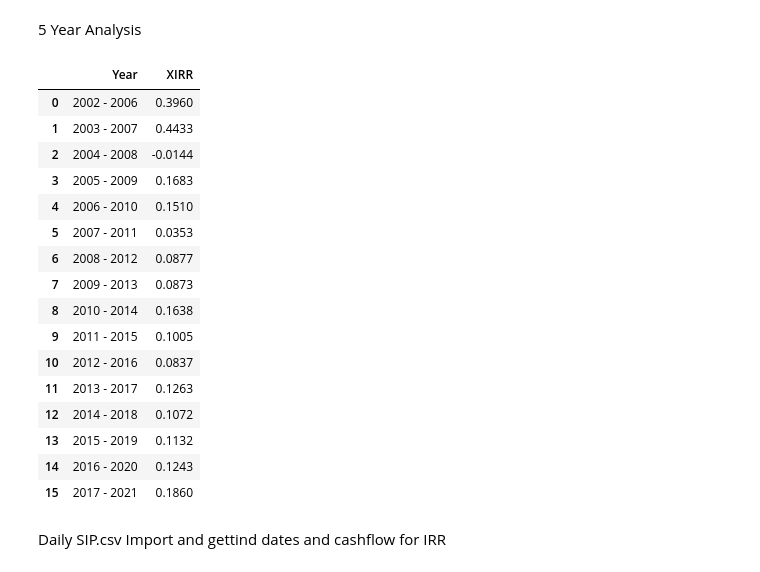
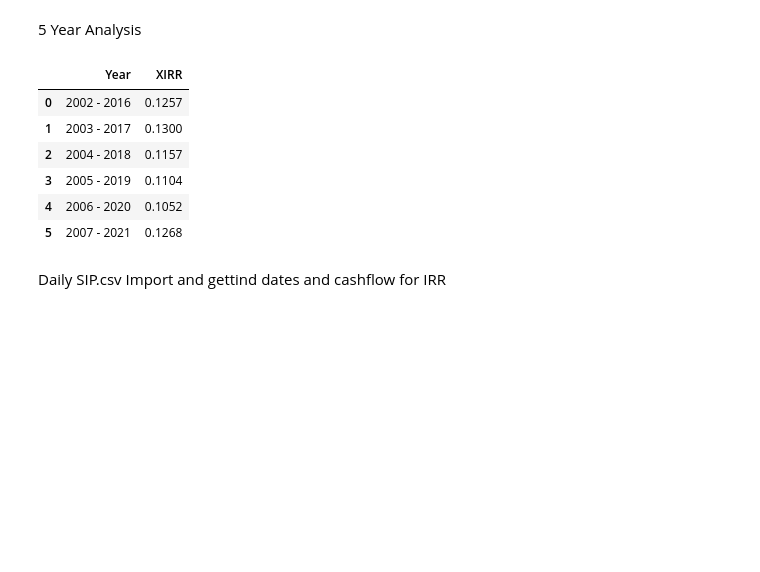
Before and after one commit to guptaharsh940/SIPanalysis, a Jupyter notebook: ReturnAnalysis.ipynb, the cells around one changed output. Drawn from its saved outputs; the diff is of its cells as text; code cells hidden in the pictures; blank space fills up the shorter version.

```diff
--- a/ReturnAnalysis.ipynb
+++ b/ReturnAnalysis.ipynb
@@ -413,14 +678,24 @@ for i in list(normalSIP['Date']):
     # z = list(normalSIP['Date'].loc[lambda x:x==i].index)
     if (datetime.datetime.strptime(i,'%b %d, %Y').year,datetime.datetime.strptime(i,'%b %d, %Y').year+1,
     datetime.datetime.strptime(i,'%b %d, %Y').year+2,datetime.datetime.strptime(i,'%b %d, %Y').year+3,
-    datetime.datetime.strptime(i,'%b %d, %Y').year+4) in l.keys():
+    datetime.datetime.strptime(i,'%b %d, %Y').year+4, datetime.datetime.strptime(i,'%b %d, %Y').year+5,
+        datetime.datetime.strptime(i,'%b %d, %Y').year+6,datetime.datetime.strptime(i,'%b %d, %Y').year+7,
+        datetime.datetime.strptime(i,'%b %d, %Y').year+8,datetime.datetime.strptime(i,'%b %d, %Y').year+9,
+        datetime.datetime.strptime(i,'%b %d, %Y').year+10,datetime.datetime.strptime(i,'%b %d, %Y').year+11,
+        datetime.datetime.strptime(i,'%b %d, %Y').year+12,datetime.datetime.strptime(i,'%b %d, %Y').year+13,
+        datetime.datetime.strptime(i,'%b %d, %Y').year+14) in l.keys():
         # l[datetime.datetime.strptime(i,'%b %d, %Y').year,datetime.datetime.strptime(i,'%b %d, %Y').year+1,
         # datetime.datetime.strptime(i,'%b %d, %Y').year+2,datetime.datetime.strptime(i,'%b %d, %Y').year+3,datetime.datetime.strptime(i,'%b %d, %Y').year+4].append(None)
         continue
     else:
         l[datetime.datetime.strptime(i,'%b %d, %Y').year,datetime.datetime.strptime(i,'%b %d, %Y').year+1,
         datetime.datetime.strptime(i,'%b %d, %Y').year+2,datetime.datetime.strptime(i,'%b %d, %Y').year+3,
-        datetime.datetime.strptime(i,'%b %d, %Y').year+4] = []
+        datetime.datetime.strptime(i,'%b %d, %Y').year+4,datetime.datetime.strptime(i,'%b %d, %Y').year+5,
+        datetime.datetime.strptime(i,'%b %d, %Y').year+6,datetime.datetime.strptime(i,'%b %d, %Y').year+7,
+        datetime.datetime.strptime(i,'%b %d, %Y').year+8,datetime.datetime.strptime(i,'%b %d, %Y').year+9,
+        datetime.datetime.strptime(i,'%b %d, %Y').year+10,datetime.datetime.strptime(i,'%b %d, %Y').year+11,
+        datetime.datetime.strptime(i,'%b %d, %Y').year+12,datetime.datetime.strptime(i,'%b %d, %Y').year+13,
+        datetime.datetime.strptime(i,'%b %d, %Y').year+14] = []
 # print(l)
 for z in l.keys():
     for date in list(normalSIP['Date']):
@@ -432,49 +707,39 @@ for z in l.keys():
 
 my_columns = ['Year','XIRR']
 normalSIP_fiveyear = pd.DataFrame(columns=my_columns)
 for g in l.keys():
     # print(l[g])
     d=[]
     cf = []
     qty = 0
     if 2022 in g:
         continue
     for y in l[g]:
         z = list(normalSIP['Date'].loc[lambda x:x==y].index)
         if y == l[g][-1]:
             cf.append(-normalSIP.loc[z[0],'Investment Amount'])
             d.append(datetime.datetime.strptime(y,'%b %d, %Y'))
             qty += normalSIP.loc[z[0],'Qty']
             cf.append(qty*normalSIP.loc[z[0],'Buy Price'])
             d.append(datetime.datetime.strptime(y,'%b %d, %Y'))
         else:
             cf.append(-normalSIP.loc[z[0],'Investment Amount'])
             d.append(datetime.datetime.strptime(y,'%b %d, %Y'))
             qty += normalSIP.loc[z[0],'Qty']
 
     # print(g,irr(d,cf))
     # print(d,cf)
     normalSIP_fiveyear = normalSIP_fiveyear.append(pd.Series([(f'{g[0]} - {g[-1]}'),irr(d,cf)],index=my_columns),ignore_index=True)
 
 normalSIP_fiveyear
 # %% [output]
 |  | Year | XIRR |
-| 0 | 2002 - 2006 | 0.3960 |
-| 1 | 2003 - 2007 | 0.4433 |
-| 2 | 2004 - 2008 | -0.0144 |
-| 3 | 2005 - 2009 | 0.1683 |
-| 4 | 2006 - 2010 | 0.1510 |
-| 5 | 2007 - 2011 | 0.0353 |
-| 6 | 2008 - 2012 | 0.0877 |
-| 7 | 2009 - 2013 | 0.0873 |
-| 8 | 2010 - 2014 | 0.1638 |
-| 9 | 2011 - 2015 | 0.1005 |
-| 10 | 2012 - 2016 | 0.0837 |
-| 11 | 2013 - 2017 | 0.1263 |
-| 12 | 2014 - 2018 | 0.1072 |
-| 13 | 2015 - 2019 | 0.1132 |
-| 14 | 2016 - 2020 | 0.1243 |
-| 15 | 2017 - 2021 | 0.1860 |
+| 0 | 2002 - 2016 | 0.1257 |
+| 1 | 2003 - 2017 | 0.1300 |
+| 2 | 2004 - 2018 | 0.1157 |
+| 3 | 2005 - 2019 | 0.1104 |
+| 4 | 2006 - 2020 | 0.1052 |
+| 5 | 2007 - 2021 | 0.1268 |
 # %% [markdown]
 Daily SIP.csv Import and gettind dates and cashflow for IRR
 # %%
```
Also changed, not shown: parts of 4 cells of this notebook, 5 other files.
